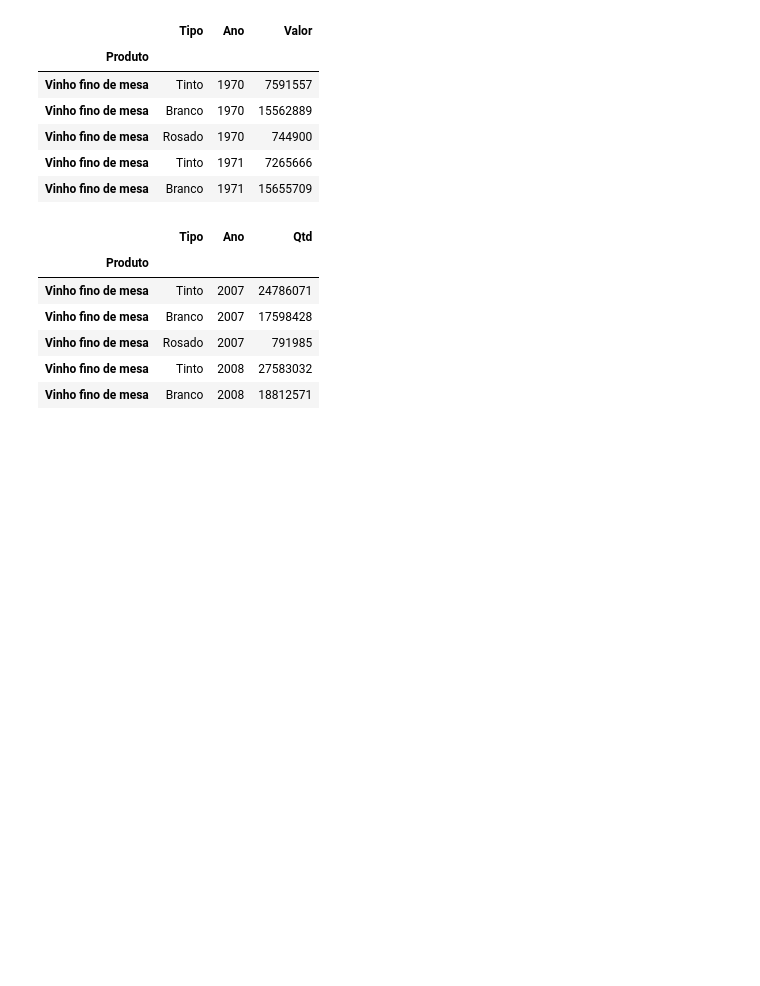
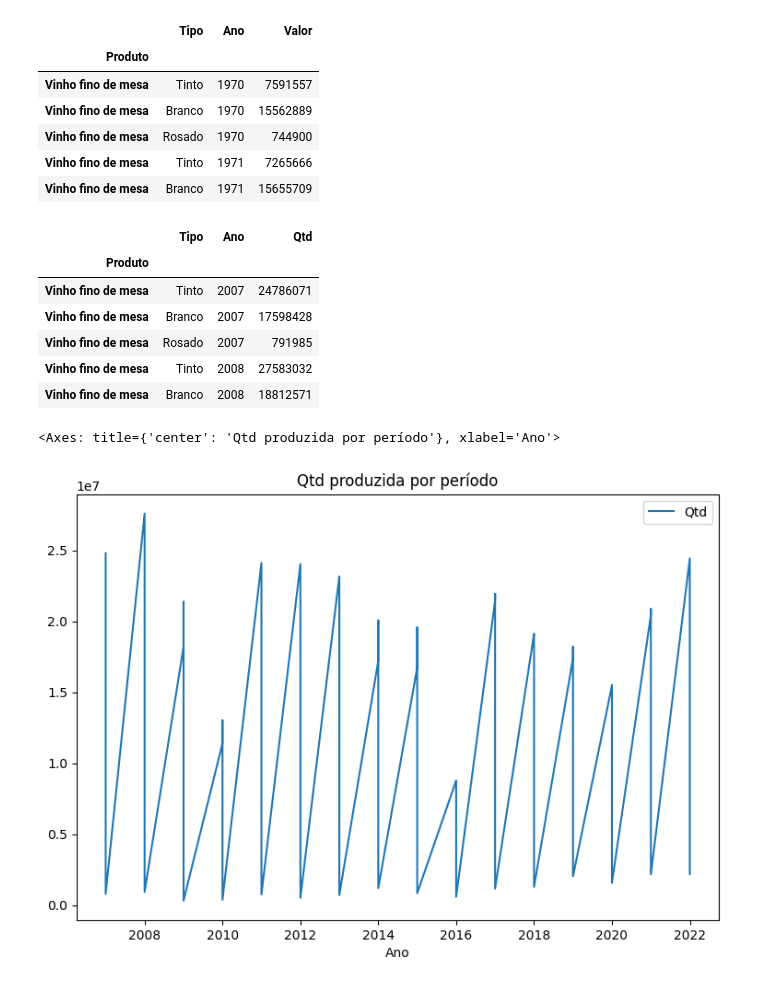
Before and after one commit to VivianeCorreia/Tech-Challenge, a Jupyter notebook: Challenge.ipynb, the cells around one changed output. Drawn from its saved outputs; the diff is of its cells as text; code cells hidden in the pictures; blank space fills up the shorter version.

```diff
--- a/Challenge.ipynb
+++ b/Challenge.ipynb
@@ -91,3 +91,8 @@ df_filtrado.head()
 | Vinho fino de mesa | Rosado | 2007 | 791985 |
 | Vinho fino de mesa | Tinto | 2008 | 27583032 |
 | Vinho fino de mesa | Branco | 2008 | 18812571 |
+# %%
+df_filtrado.plot(x="Ano",y="Qtd", figsize=(9,6), title = "Qtd produzida por período")
+# %% [output]
+<Axes: title={'center': 'Qtd produzida por período'}, xlabel='Ano'>
+[figure, added]
```
Also changed, not shown: parts of 2 cells of this notebook.
